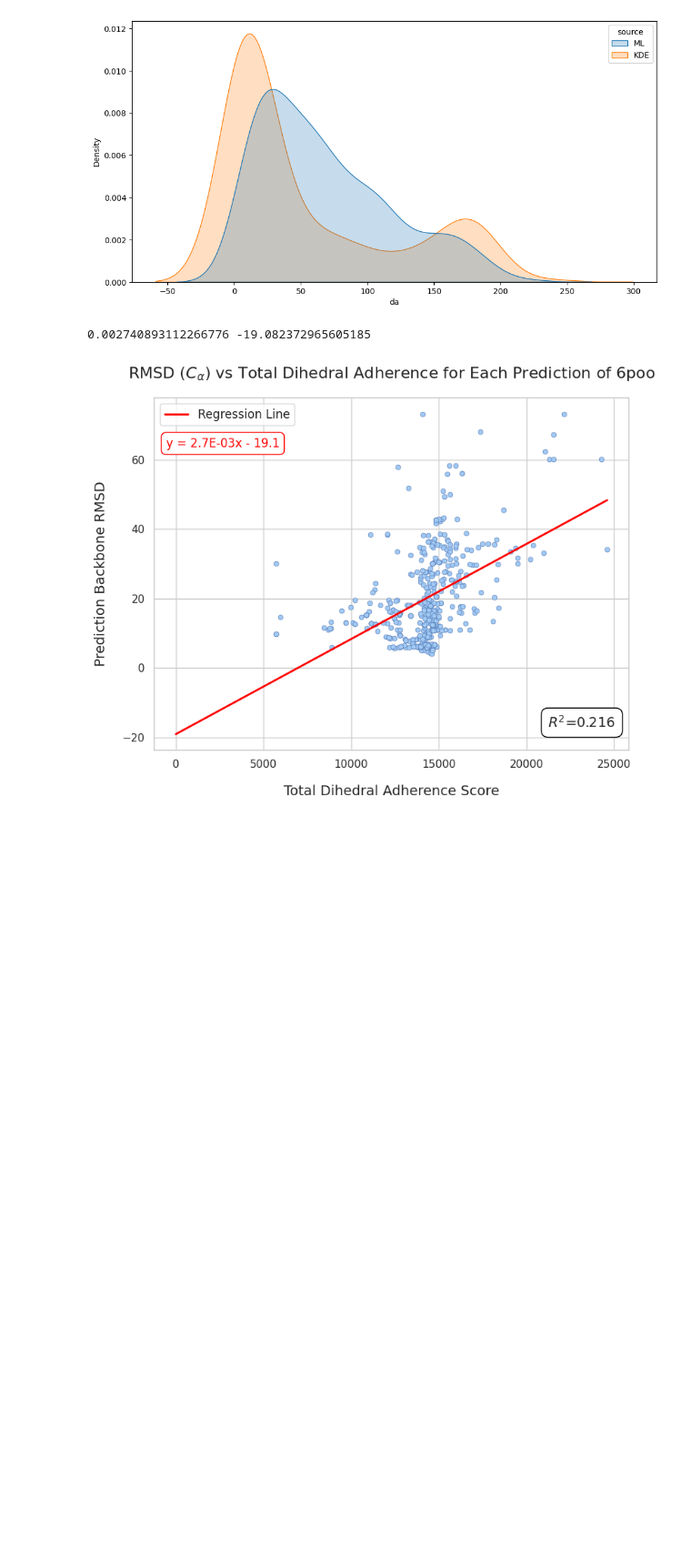
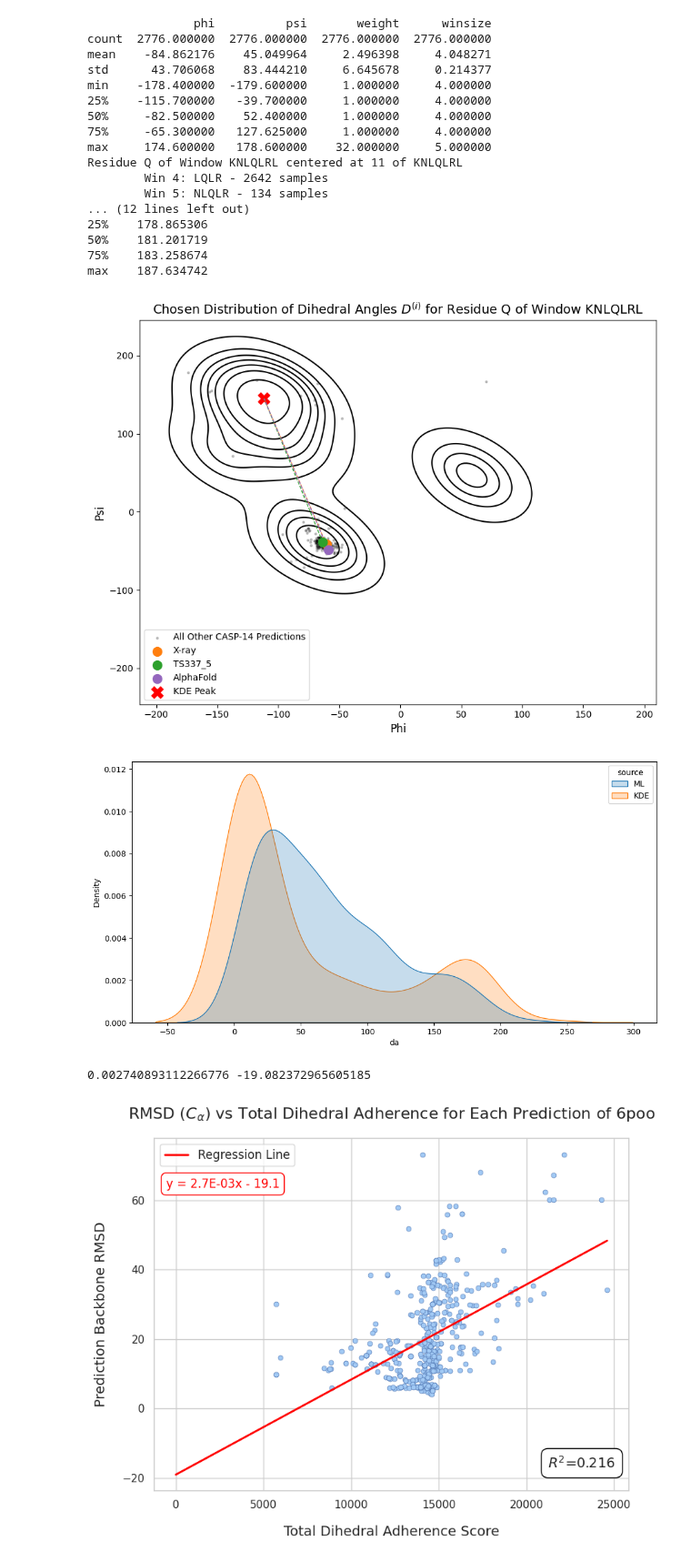
Before and after one commit to Musa-Azeem/protein-dihedral-visualization, a Jupyter notebook: da_ml.ipynb, the cells around one changed output. Shown at 91% size. Saved outputs shown, nothing was run; the diff lists cells and outputs as text; code cells hidden in the pictures; blank space fills up the shorter version.

```diff
--- a/da_ml.ipynb
+++ b/da_ml.ipynb
@@ -44,3 +38,25 @@ No predictions seq GKEFWNL
+# %%
+da.plot_da_for_seq('KNLQLRL')
+# da.plot_one_dist_3d('VATFVAG')
+# %% [output]
+               phi          psi       weight      winsize
+count  2776.000000  2776.000000  2776.000000  2776.000000
+mean    -84.862176    45.049964     2.496398     4.048271
+std      43.706068    83.444210     6.645678     0.214377
+min    -178.400000  -179.600000     1.000000     4.000000
+25%    -115.700000   -39.700000     1.000000     4.000000
+50%     -82.500000    52.400000     1.000000     4.000000
+75%     -65.300000   127.625000     1.000000     4.000000
+max     174.600000   178.600000    32.000000     5.000000
+Residue Q of Window KNLQLRL centered at 11 of KNLQLRL
+        Win 4: LQLR - 2642 samples
+        Win 5: NLQLR - 134 samples
+... (12 lines left out)
+25%    178.865306
+50%    181.201719
+75%    183.258674
+max    187.634742
+[figure, added]
 # %%
 xray_phi_psi = pd.read_csv(da.outdir / 'xray_phi_psi_da_ml.csv')
 xray_phi_psi['source'] = 'ML'
```
Also changed, not shown: parts of 2 cells of this notebook, 4 other files.
